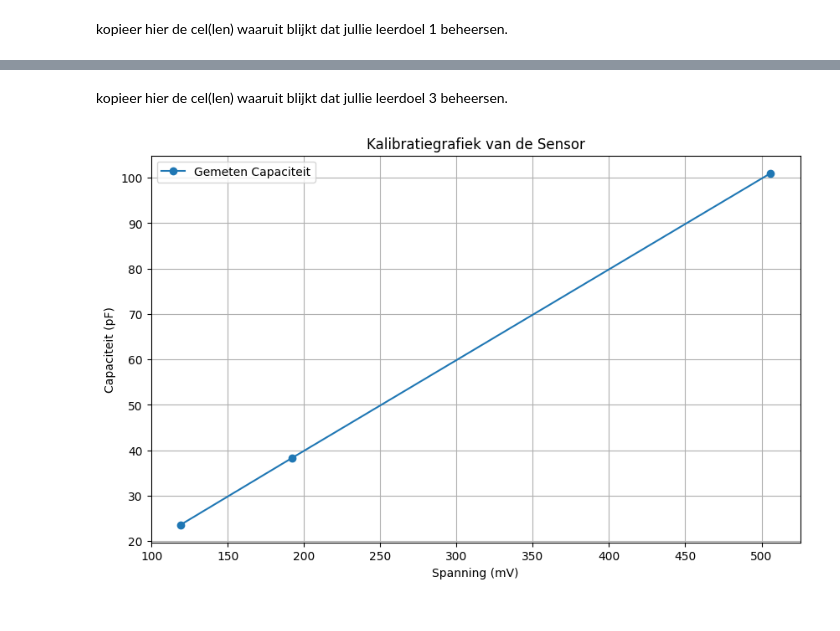
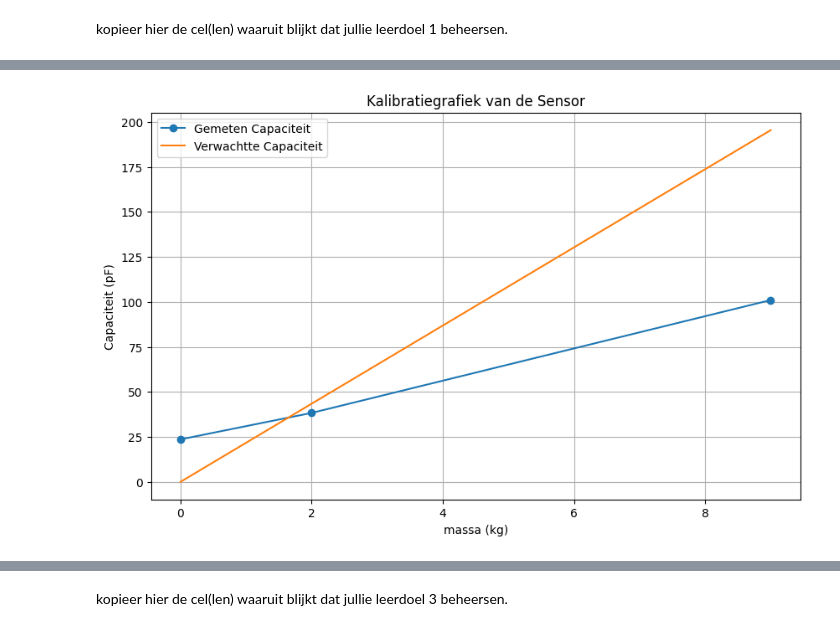
Before and after one commit to swerleman/opdrachten-DEF-D-Shannon, a Jupyter notebook: FysiekeOntwerpopdrachten/2OntwerpEenSensorCondensator/DEFOntwerpopdracht2OntwerpEenSensorInvulTemplate.ipynb, the cells around one changed output, grey strips where cells are left out. Saved outputs shown, nothing was run; the diff lists cells and outputs as text; code cells hidden in the pictures.

```diff
--- a/FysiekeOntwerpopdrachten/2OntwerpEenSensorCondensator/DEFOntwerpopdracht2OntwerpEenSensorInvulTemplate.ipynb
+++ b/FysiekeOntwerpopdrachten/2OntwerpEenSensorCondensator/DEFOntwerpopdracht2OntwerpEenSensorInvulTemplate.ipynb
@@ -251,6 +274,35 @@ kopieer hier de cel(len) waaruit blijkt dat jullie leerdoel 1 beheersen.
 #### Voeg hier een foto van je plaatcondensator en van de meting op de scope in. Dus 2 foto's.
 ![scope meting 1](IMG_4702.jpg)
 ![scope meting 2](IMG_4703.jpg)
+# %%
+import matplotlib.pyplot as plt
+Minimale_spanning_osc = 190 #mV
+
+g=9.81
+u = np.array([0, 2, 9]) #kg
+gemeten_capaciteit1 = np.array([23.6, 38.3, 101]) #pF
+
+def c_functie(epsilon_r,delta_d,E_modulus,massa):
+    return (epsilon_0*epsilon_r*g*massa)/(delta_d*E_modulus)*10e12
+
+test_massa = np.linspace(0,9,1000)
+
+plt.figure(figsize=(10, 6))
+plt.plot(u, gemeten_capaciteit1, 'o-', label='Gemeten Capaciteit')
+#spons is heel veel lucht, dus we hebben dezelfde epsilonr genomen. We hebben een kleine delta_d, om een nette lijn te kunnen maken.
+#De E is genomen van een spons, dus ongeveer 10 kPa.
+plt.plot(test_massa,c_functie(1,0.005,8000,test_massa), label = 'Verwachtte Capaciteit')
+plt.xlabel('massa (kg)')
+plt.ylabel('Capaciteit (pF)')
+plt.title('Kalibratiegrafiek van de Sensor')
+plt.legend()
+plt.grid()
+plt.show()
+
+#Zoals te zien lijken de grafiek een beetje op elkaar, toch zijn ze niet gelijk.
+#Dit komt waarschijnlijk o.a. doordat de Elasticiteitsmodulus geschat is, en doordat we geen rekening gehouden hebben met een startende capaciteit.
+# %% [output]
+[figure, added]
 # %% [markdown]
 kopieer hier de cel(len) waaruit blijkt dat jullie leerdoel 2 beheersen.
 
@@ -259,21 +311,3 @@ kopieer hier de cel(len) waaruit blijkt dat jullie leerdoel 2 beheersen.
 ![meting 2](IMG_4718.jpg))
 # %% [markdown]
 kopieer hier de cel(len) waaruit blijkt dat jullie leerdoel 3 beheersen.
-# %%
-# Plot hier je gemeten kalibratiegrafiek en plot in dezelfde figuur ook je verwachte ontwerpgrafiek.
-import matplotlib.pyplot as plt
-Minimale_spanning_osc = 190 #mVv
-
-u = np.array([119, 192, 506]) #mV
-gemeten_capaciteit1 = np.array([23.6, 38.3, 101]) #pF
-
-plt.figure(figsize=(10, 6))
-plt.plot(u, gemeten_capaciteit1, 'o-', label='Gemeten Capaciteit')
-plt.xlabel('Spanning (mV)')
-plt.ylabel('Capaciteit (pF)')
-plt.title('Kalibratiegrafiek van de Sensor')
-plt.legend()
-plt.grid()
-plt.show()
-# %% [output]
-[figure, removed]
```
Also changed, not shown: parts of 4 cells of this notebook.
